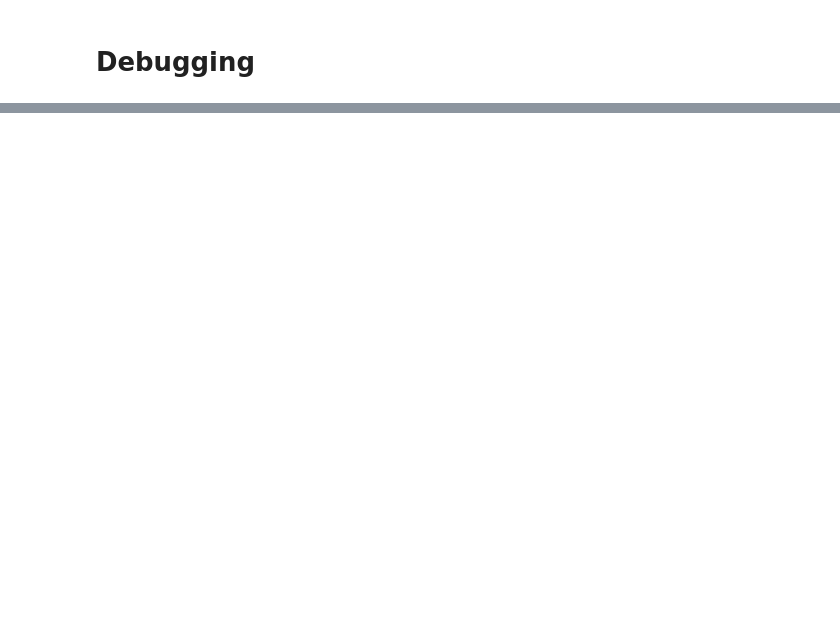
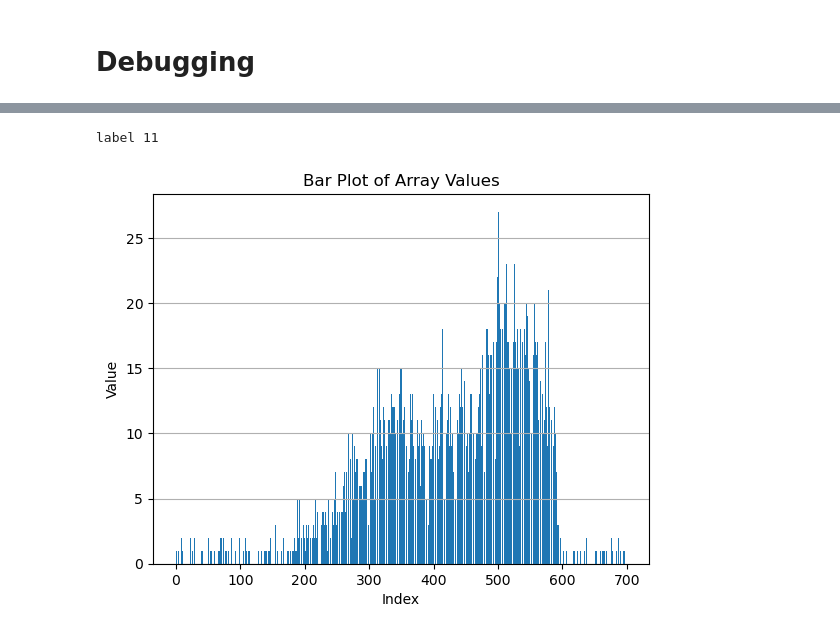
Before and after one commit to ForzaMark/whk-snn, a Jupyter notebook: heidelberg_implementation/notebook.ipynb, the cells around one changed output, grey strips where cells are left out. Cells and saved outputs as stored; diff of their text form; code cells hidden in the pictures; blank space fills up the shorter version.

Commit message:
simplify dataloading with tonic

```diff
--- a/heidelberg_implementation/notebook.ipynb
+++ b/heidelberg_implementation/notebook.ipynb
@@ -256,0 +307,58 @@ with torch.no_grad():
+# %%
+from tonic import transforms, datasets
+
+number_steps = 100
+
+frame_transform = transforms.ToFrame(
+    sensor_size=datasets.SHD.sensor_size,
+    n_time_bins=number_steps
+)
+# %%
+from torch.utils.data import DataLoader
+from tonic import datasets
+
+dense_dataset = datasets.SHD("./data", transform=frame_transform, train=True)
+
+naive_dataloader = DataLoader(dense_dataset, shuffle=False, batch_size=1)
+
+dataloader_list = list(naive_dataloader)
+# %%
+X = []
+Y = []
+sample_vector = []
+
+
+number_input_neurons = 700
+
+x,y = dataloader_list[0]
+
+x_dense = x.squeeze().to_dense()
+
+for neuron in range(number_input_neurons):
+    summed = x_dense[:, neuron].sum().item()
+    sample_vector.append(summed)
+
+values = sample_vector
+Y = y.item()
+
+# Example array
+#values = number_of_spikes_each_neuron[0]
+
+indices = np.arange(len(values))
+
+print('label', Y)
+
+# Create the bar plot
+plt.bar(indices, values)
+
+# Label the axes
+plt.xlabel('Index')
+plt.ylabel('Value')
+plt.title('Bar Plot of Array Values')
+
+# Optionally, put grid and show
+plt.grid(axis='y')
+plt.show()
+# %% [output]
+label 11
+[figure, added]
```
Also changed, not shown: parts of 21 cells of this notebook, 3 other files.
